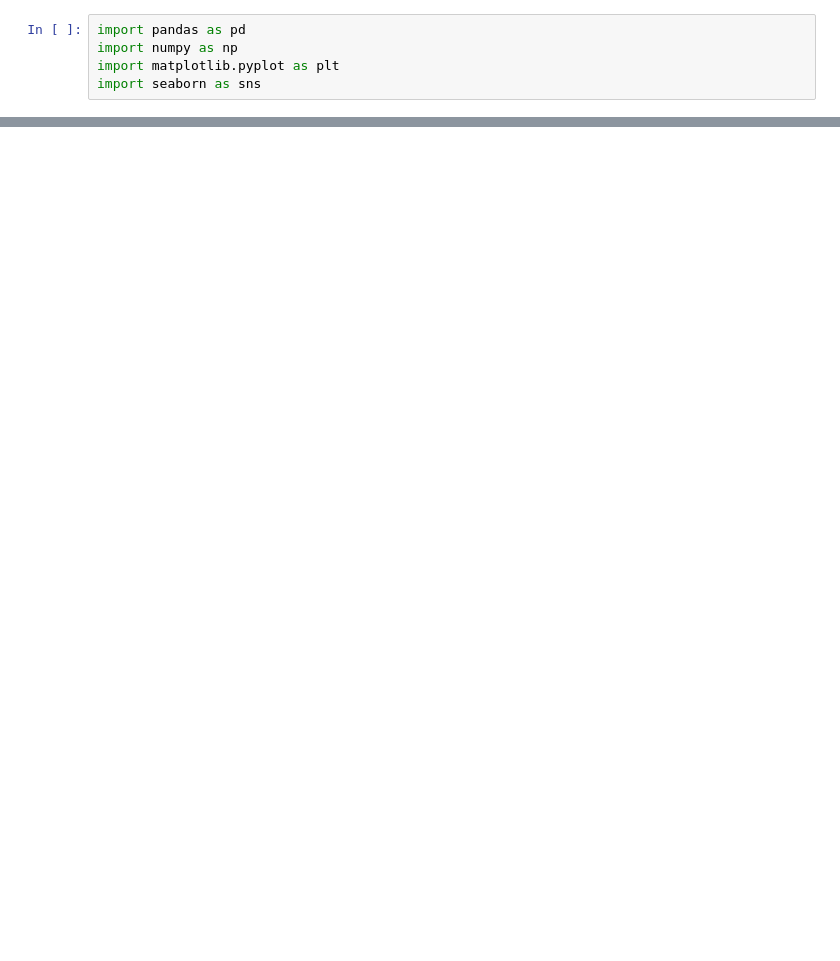
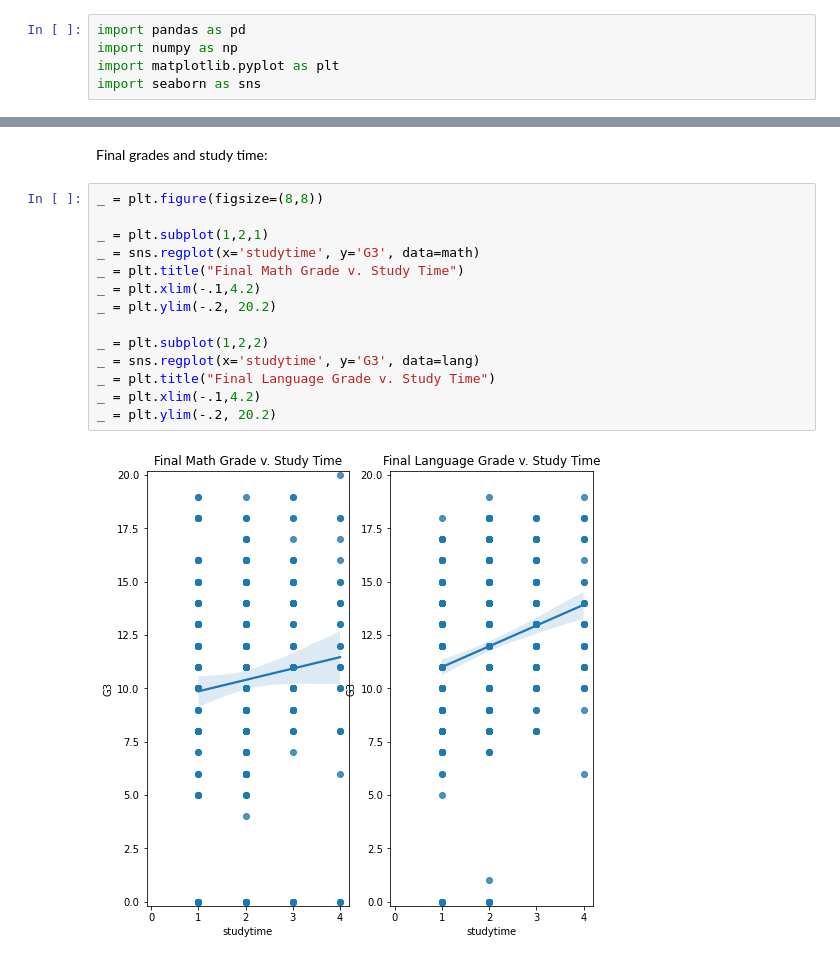
Before and after one commit to ipaulson/sb_curriculum, a Jupyter notebook: sb-capstone2/notebooks/eda.ipynb, the cells around one changed output, grey strips where cells are left out. Drawn from its saved outputs; the diff is of its cells as text; blank space fills up the shorter version.

Commit message:
complete eda for student data set

```diff
--- a/sb-capstone2/notebooks/eda.ipynb
+++ b/sb-capstone2/notebooks/eda.ipynb
@@ -56,0 +247,18 @@ plt.show()
+# %% [markdown]
+Final grades and study time:
+# %%
+_ = plt.figure(figsize=(8,8))
+
+_ = plt.subplot(1,2,1)
+_ = sns.regplot(x='studytime', y='G3', data=math)
+_ = plt.title("Final Math Grade v. Study Time")
+_ = plt.xlim(-.1,4.2)
+_ = plt.ylim(-.2, 20.2)
+
+_ = plt.subplot(1,2,2)
+_ = sns.regplot(x='studytime', y='G3', data=lang)
+_ = plt.title("Final Language Grade v. Study Time")
+_ = plt.xlim(-.1,4.2)
+_ = plt.ylim(-.2, 20.2)
+# %% [output]
+[figure, added]
```
Also changed, not shown: parts of 35 cells of this notebook, 1 other file.
